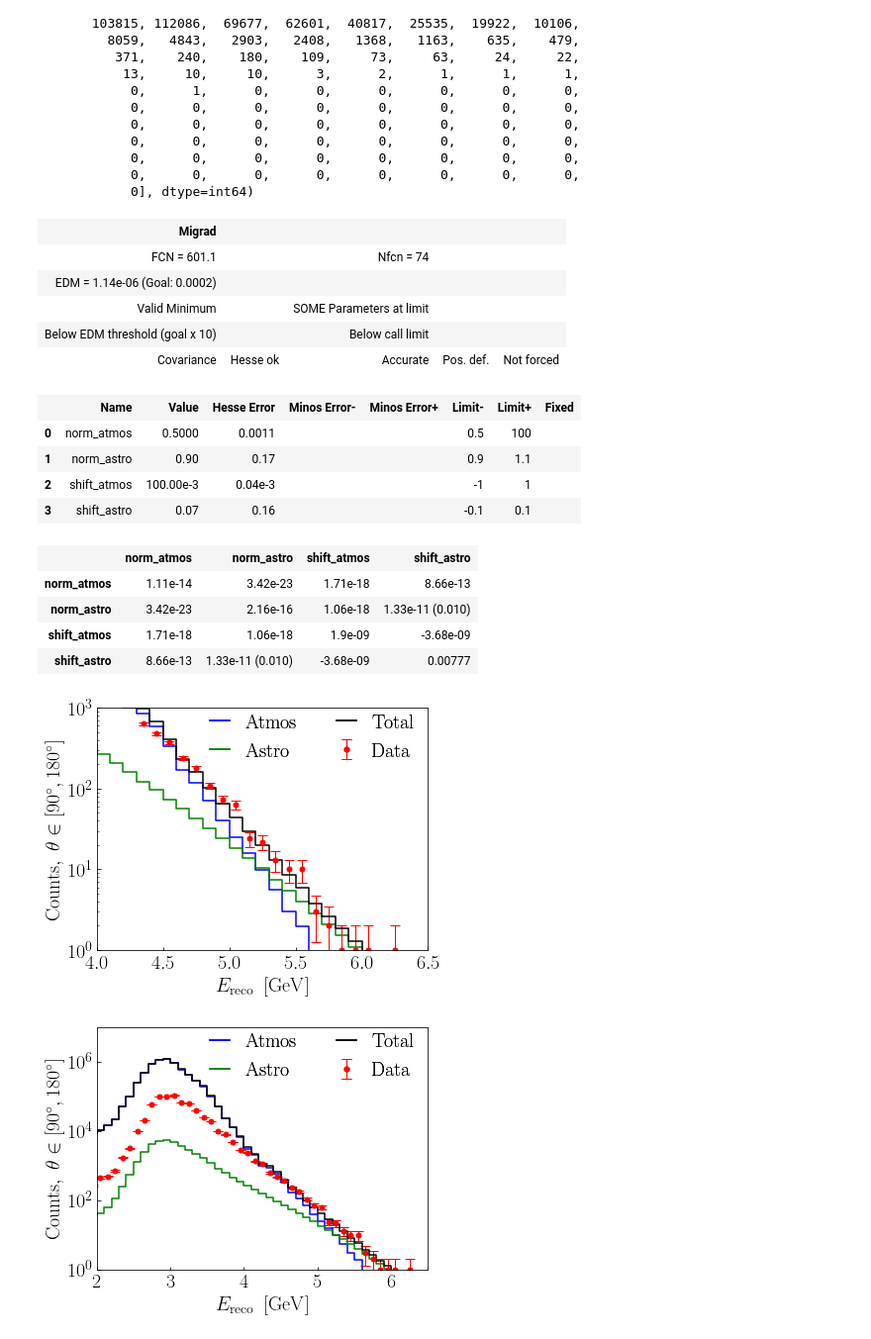
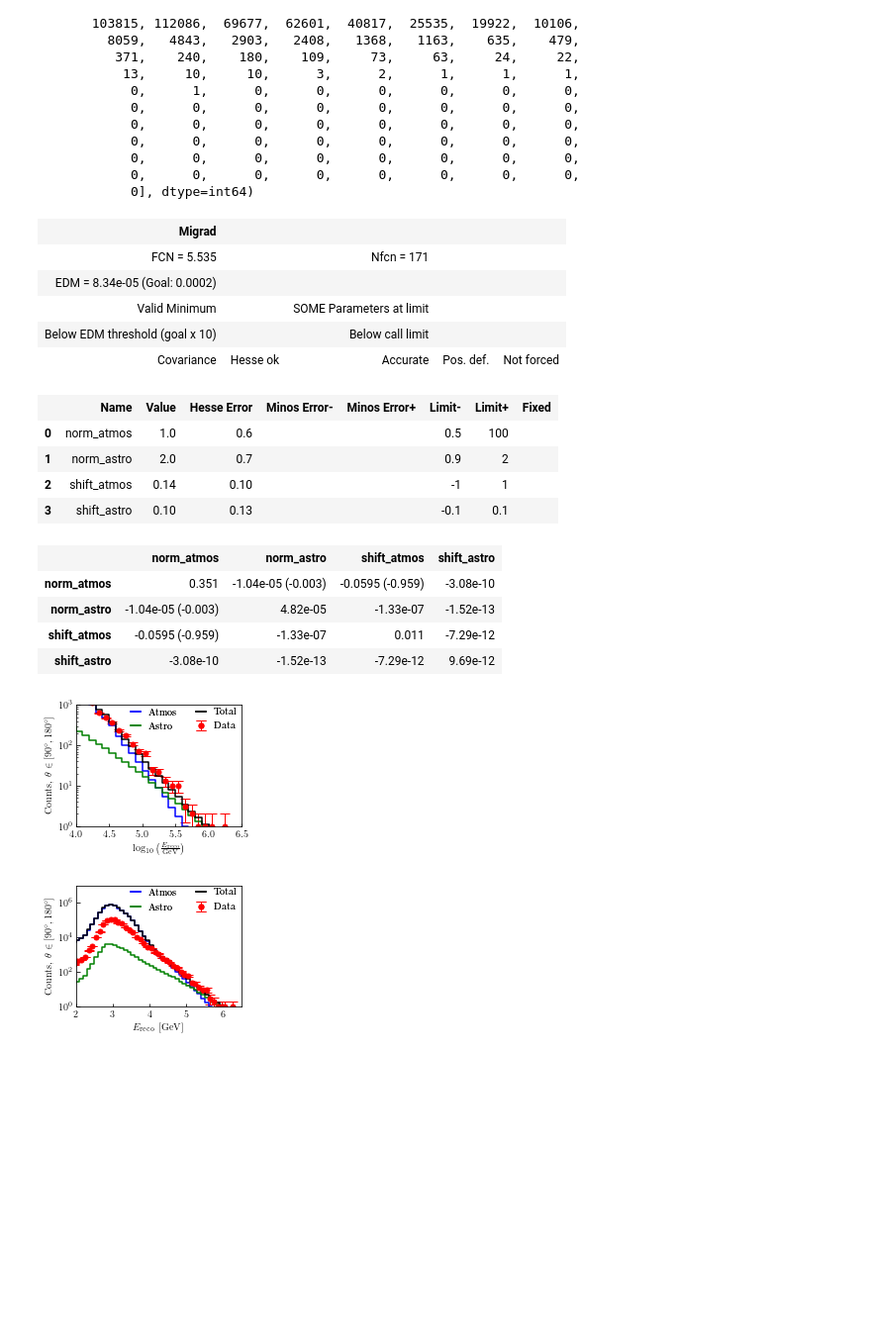
Before and after one commit to MeighenBergerS/dmpoint, a Jupyter notebook: notebooks/icecube_data.ipynb, the cells around one changed output. Shown at 99% size. Drawn from its saved outputs; the diff is of its cells as text; code cells hidden in the pictures; blank space fills up the shorter version.

```diff
--- a/notebooks/icecube_data.ipynb
+++ b/notebooks/icecube_data.ipynb
@@ -21,8 +21,8 @@ rc('font',**{'family':'sans-serif','sans-serif':['Helvetica']})
 rc('text', usetex=True)
 # %%
 # Plotting standards
-std_size = 6.
-fontsize = 20.
+std_size = 3.
+fontsize = 10.
 lw=1.
 h_length=1.
 mark_s = 10
@@ -339,7 +339,7 @@ array([     0,      0,      0,      0,      0,      0,      0,      0,
             0], dtype=int64)
 # %%
 # Fitting
-fit_range_low = 31
+fit_range_low = 51
 fit_range_high = 71
 def background_fit(norm_atmos, norm_astro, shift_atmos, shift_astro):
     spl_atmos = UnivariateSpline(np.log10(m_egrid) + shift_atmos,
@@ -355,27 +355,27 @@ def LSQ(norm_atmos, norm_astro, shift_atmos, shift_astro):
     return res
 m = Minuit(LSQ, 0.5, 0.5, 0.1, 0.1)
 m.limits['norm_atmos'] = (0.5, 100.)
-m.limits['norm_astro'] = (0.9, 1.1)
+m.limits['norm_astro'] = (0.9, 2.)
 m.limits['shift_atmos'] = (-1, 1.)
 m.limits['shift_astro'] = (-0.1, 0.1)
 m.migrad()
 # %% [output]
 | Migrad |  |  |  |  |
-| FCN = 601.1 |  | Nfcn = 74 |  |  |
-| EDM = 1.14e-06 (Goal: 0.0002) |  |  |  |  |
+| FCN = 5.535 |  | Nfcn = 171 |  |  |
+| EDM = 8.34e-05 (Goal: 0.0002) |  |  |  |  |
 | Valid Minimum |  | SOME Parameters at limit |  |  |
 | Below EDM threshold (goal x 10) |  | Below call limit |  |  |
 | Covariance | Hesse ok | Accurate | Pos. def. | Not forced |
 |  | Name | Value | Hesse Error | Minos Error- | Minos Error+ | Limit- | Limit+ | Fixed |
-| 0 | norm_atmos | 0.5000 | 0.0011 |  |  | 0.5 | 100 |  |
-| 1 | norm_astro | 0.90 | 0.17 |  |  | 0.9 | 1.1 |  |
-| 2 | shift_atmos | 100.00e-3 | 0.04e-3 |  |  | -1 | 1 |  |
-| 3 | shift_astro | 0.07 | 0.16 |  |  | -0.1 | 0.1 |  |
+| 0 | norm_atmos | 1.0 | 0.6 |  |  | 0.5 | 100 |  |
+| 1 | norm_astro | 2.0 | 0.7 |  |  | 0.9 | 2 |  |
+| 2 | shift_atmos | 0.14 | 0.10 |  |  | -1 | 1 |  |
+| 3 | shift_astro | 0.10 | 0.13 |  |  | -0.1 | 0.1 |  |
 |  | norm_atmos | norm_astro | shift_atmos | shift_astro |
-| norm_atmos | 1.11e-14 | 3.42e-23 | 1.71e-18 | 8.66e-13 |
-| norm_astro | 3.42e-23 | 2.16e-16 | 1.06e-18 | 1.33e-11 (0.010) |
-| shift_atmos | 1.71e-18 | 1.06e-18 | 1.9e-09 | -3.68e-09 |
-| shift_astro | 8.66e-13 | 1.33e-11 (0.010) | -3.68e-09 | 0.00777 |
+| norm_atmos | 0.351 | -1.04e-05 (-0.003) | -0.0595 (-0.959) | -3.08e-10 |
+| norm_astro | -1.04e-05 (-0.003) | 4.82e-05 | -1.33e-07 | -1.52e-13 |
+| shift_atmos | -0.0595 (-0.959) | -1.33e-07 | 0.011 | -7.29e-12 |
+| shift_astro | -3.08e-10 | -1.52e-13 | -7.29e-12 | 9.69e-12 |
 # %%
 # Zoomed
 fig, ax = plt.subplots(1, 1,
@@ -397,7 +397,7 @@ ax.step(np.log10(m_egrid), spl_atmos(np.log10(m_egrid)) + spl_astro(np.log10(m_e
         where='mid', label=r'$\mathrm{Total}$')
 ax.set_xscale('linear')
 ax.set_yscale('log')
-ax.set_xlabel(r'$E_\mathrm{reco}\;\left[\mathrm{{GeV}}\right]$',
+ax.set_xlabel(r'$\log_{10}\left(\frac{E_\mathrm{reco}}{\mathrm{GeV}}\right)$',
               fontsize=fontsize)
 ax.set_ylabel(r'$\mathrm{Counts},\;\theta\in \left[90^\circ, 180^\circ\right]$',
               fontsize=fontsize)
@@ -411,41 +411,41 @@ lgd1 = ax.legend(h,l, loc=9, bbox_to_anchor=(0.65, +1.05),
                  fancybox=True, frameon=False)
 ax.add_artist(lgd1)
 plt.show()
-fig.savefig("..\\pics\\Zoomed_Data_benchmark.png",
-            bbox_inches='tight')
+fig.savefig("..\\pics\\Atmos_vs_Astro.png",
+            bbox_inches='tight', dpi=200)
 # Not zoomed
 fig, ax = plt.subplots(1, 1,
                        figsize=(std_size, std_size * 6. / 8.),
                        sharex=True,
                        gridspec_kw={'hspace': 0})
 ax.errorbar(np.log10(m_egrid), total_data, yerr=np.sqrt(total_data), color='r', ls='none',
             fmt='o', markersize=5, label=r'$\mathrm{Data}$', capsize=5, elinewidth=1)
 ax.step(np.log10(m_egrid), spl_atmos(np.log10(m_egrid)), color='b',
         where='mid', label=r'$\mathrm{Atmos}$')
 ax.step(np.log10(m_egrid), spl_astro(np.log10(m_egrid)), color='g', where='mid', label=r'$\mathrm{Astro}$')
 ax.step(np.log10(m_egrid), spl_atmos(np.log10(m_egrid)) + spl_astro(np.log10(m_egrid)), color='k',
         where='mid', label=r'$\mathrm{Total}$')
 ax.set_xscale('linear')
 ax.set_yscale('log')
 ax.set_xlabel(r'$E_\mathrm{reco}\;\left[\mathrm{{GeV}}\right]$',
               fontsize=fontsize)
 ax.set_ylabel(r'$\mathrm{Counts},\;\theta\in \left[90^\circ, 180^\circ\right]$',
               fontsize=fontsize)
 ax.tick_params(axis = 'both', which = 'major', labelsize=fontsize, direction='in')
 ax.tick_params(axis = 'both', which = 'minor', labelsize=fontsize, direction='in')
 ax.set_xlim(2, 6.5)
 ax.set_ylim(1e0, 1e7)
 h, l = ax.get_legend_handles_labels()
 lgd1 = ax.legend(h,l, loc=9, bbox_to_anchor=(0.65, +1.05),
                  ncol=2, fontsize=fontsize, handlelength=h_length,
                  fancybox=True, frameon=False)
 ax.add_artist(lgd1)
 plt.show()
 fig.savefig("..\\pics\\Data_benchmark.png",
             bbox_inches='tight')
 # %% [output]
-[figure, old version]
+[figure, new version]
-[figure, old version]
+[figure, new version]
 # %%
 pickle.dump([np.log10(m_egrid), total_data,
              spl_astro(np.log10(m_egrid)), spl_atmos(np.log10(m_egrid))], open("..\\data\\simulated_data_bkgrd_store_bckgrd_benchmark.p", "wb"))
```
Also changed, not shown: parts of 3 cells of this notebook, 3 other files.
